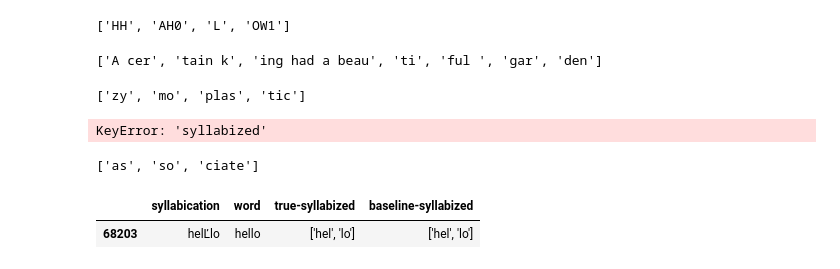
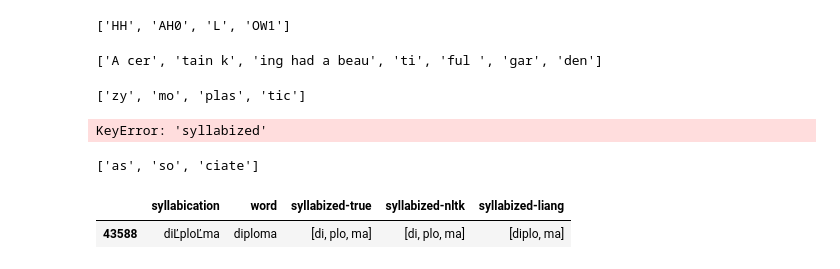
Before and after one commit to TeemuKoivisto/deep-learning-syllabication, a Jupyter notebook: notebooks/nlp-project.ipynb, the cells around one changed output. Drawn from its saved outputs; the diff is of its cells as text; code cells hidden in the pictures.

```diff
--- a/notebooks/nlp-project.ipynb
+++ b/notebooks/nlp-project.ipynb
@@ -311,7 +518,7 @@ hyphenate_word("associate")
 # %% [output]
 ['as', 'so', 'ciate']
 # %%
-data[data["word"] == "hello"]
+data[data["word"] == "diploma"]
 # %% [output]
-|  | syllabication | word | true-syllabized | baseline-syllabized |
-| 68203 | helĽlo | hello | ['hel', 'lo'] | ['hel', 'lo'] |
+|  | syllabication | word | syllabized-true | syllabized-nltk | syllabized-liang |
+| 43588 | diĽploĽma | diploma | [di, plo, ma] | [di, plo, ma] | [diplo, ma] |
```
Also changed, not shown: parts of 29 cells of this notebook, 1 other file.
